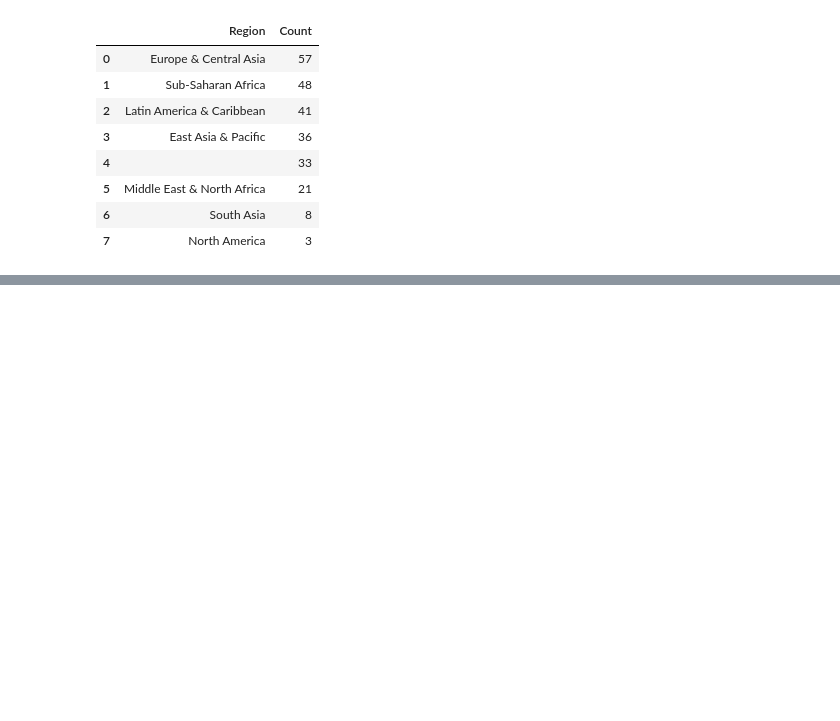
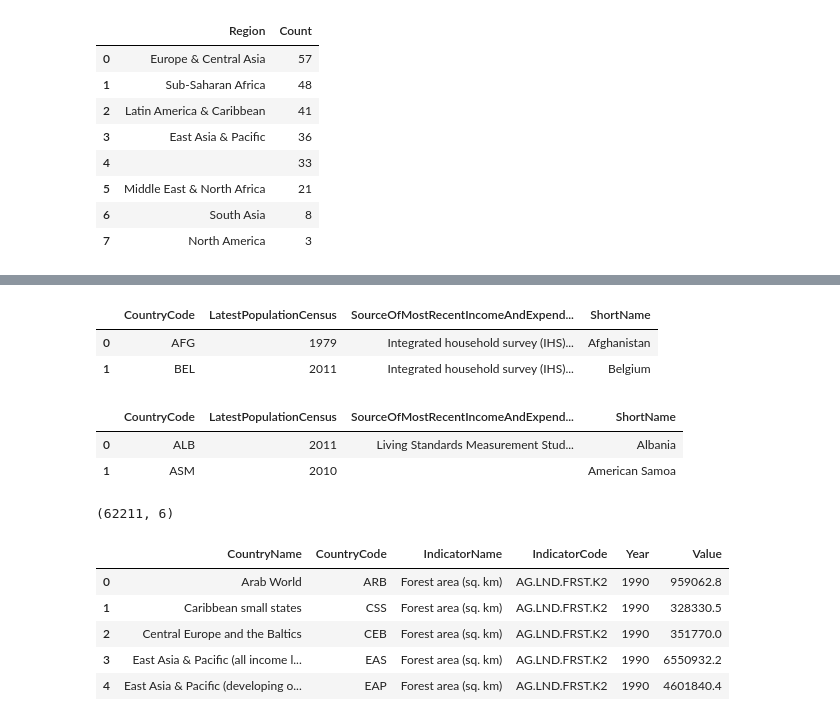
Before and after one commit to alancet/test, a Jupyter notebook: kaggle/sqlPyPrimer/src/sqlite.ipynb, the cells around one changed output, grey strips where cells are left out. Saved outputs shown, nothing was run; the diff lists cells and outputs as text; code cells hidden in the pictures; blank space fills up the shorter version.

```diff
--- a/kaggle/sqlPyPrimer/src/sqlite.ipynb
+++ b/kaggle/sqlPyPrimer/src/sqlite.ipynb
@@ -94,0 +184,77 @@ ORDER BY 2 DESC
+# %%
+pd.read_sql("""
+SELECT CountryCode
+    , LatestPopulationCensus
+    , SourceOfMostRecentIncomeAndExpenditureData
+    , ShortName
+FROM Country
+WHERE CountryCode IN ('AFG', 'ALB', 'ASM', 'BEL')
+
+INTERSECT
+
+SELECT CountryCode
+    , LatestPopulationCensus
+    , SourceOfMostRecentIncomeAndExpenditureData
+    , ShortName
+FROM Country
+WHERE CountryCode IN ('AFG', 'ARM', 'URY', 'BEL')
+
+    """, con=conn)
+# %% [output]
+|  | CountryCode | LatestPopulationCensus | SourceOfMostRecentIncomeAndExpend... | ShortName |
+| 0 | AFG | 1979 | Integrated household survey (IHS)... | Afghanistan |
+| 1 | BEL | 2011 | Integrated household survey (IHS)... | Belgium |
+# %%
+pd.read_sql("""
+SELECT CountryCode
+    , LatestPopulationCensus
+    , SourceOfMostRecentIncomeAndExpenditureData
+    , ShortName
+FROM Country
+WHERE CountryCode IN ('AFG', 'ALB', 'ASM', 'BEL')
+
+EXCEPT
+
+SELECT CountryCode
+    , LatestPopulationCensus
+    , SourceOfMostRecentIncomeAndExpenditureData
+    , ShortName
+FROM Country
+WHERE CountryCode IN ('AFG', 'ARM', 'URY', 'BEL')
+
+    """, con=conn)
+# %% [output]
+|  | CountryCode | LatestPopulationCensus | SourceOfMostRecentIncomeAndExpend... | ShortName |
+| 0 | ALB | 2011 | Living Standards Measurement Stud... | Albania |
+| 1 | ASM | 2010 |  | American Samoa |
+# %%
+Indicators = pd.read_sql("""
+SELECT *
+FROM Indicators
+WHERE IndicatorCode IN
+    ('AG.LND.PRCP.MM',
+    'AG.LND.FRST.K2',
+    'EG.ELC.ACCS.ZS',
+    'EG.ELC.FOSL.ZS',
+    'EN.POP.DNST',
+    'SG.VAW.REAS.ZS',
+    'SM.POP.NETM',
+    'SP.POP.65UP.TO.ZS',
+    'FI.RES.TOTL.DT.ZS',
+    'GC.DOD.TOTL.GD.ZS',
+    'MS.MIL.XPND.GD.ZS',
+    'SI.POV.GINI',
+    'IP.JRN.ARTC.SC',
+    'SE.ADT.1524.LT.ZS'
+    )
+""", con=conn)
+print(Indicators.shape)
+Indicators.head()
+# %% [output]
+(62211, 6)
+|  | CountryName | CountryCode | IndicatorName | IndicatorCode | Year | Value |
+| 0 | Arab World | ARB | Forest area (sq. km) | AG.LND.FRST.K2 | 1990 | 959062.8 |
+| 1 | Caribbean small states | CSS | Forest area (sq. km) | AG.LND.FRST.K2 | 1990 | 328330.5 |
+| 2 | Central Europe and the Baltics | CEB | Forest area (sq. km) | AG.LND.FRST.K2 | 1990 | 351770.0 |
+| 3 | East Asia & Pacific (all income l... | EAS | Forest area (sq. km) | AG.LND.FRST.K2 | 1990 | 6550932.2 |
+| 4 | East Asia & Pacific (developing o... | EAP | Forest area (sq. km) | AG.LND.FRST.K2 | 1990 | 4601840.4 |
```
Also changed, not shown: parts of 4 cells of this notebook, 1 other file.
